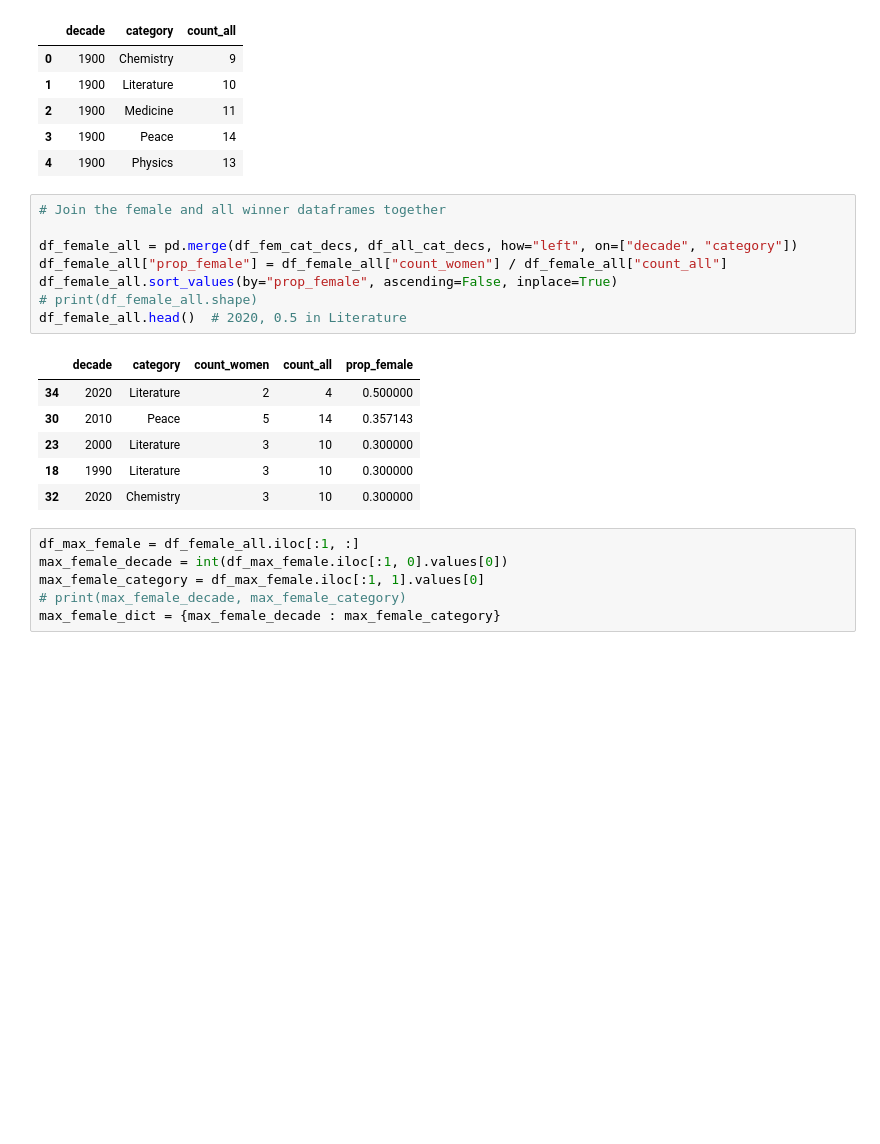
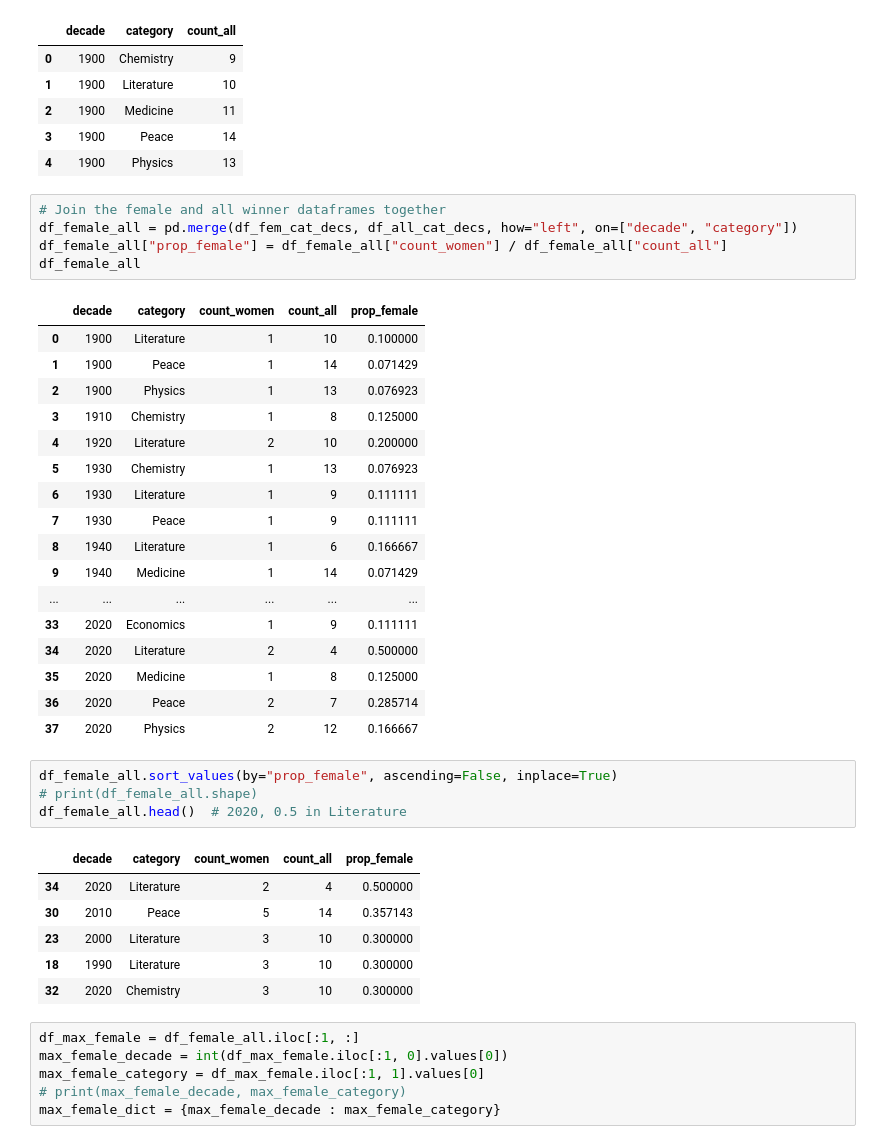
Before and after one commit to MichaelSzczepaniak/DSPortfolio, a Jupyter notebook: Nobel_Winners/NobelWinners.ipynb, the cells around one changed output. Cells and saved outputs as stored; diff of their text form; blank space fills up the shorter version.

```diff
--- a/Nobel_Winners/NobelWinners.ipynb
+++ b/Nobel_Winners/NobelWinners.ipynb
@@ -304,11 +356,30 @@ df_all_cat_decs.head()
 | 2 | 1900 | Medicine | 11 |
 | 3 | 1900 | Peace | 14 |
 | 4 | 1900 | Physics | 13 |
+# %%
+# Join the female and all winner dataframes together
+df_female_all = pd.merge(df_fem_cat_decs, df_all_cat_decs, how="left", on=["decade", "category"])
+df_female_all["prop_female"] = df_female_all["count_women"] / df_female_all["count_all"]
+df_female_all
+# %% [output]
+|  | decade | category | count_women | count_all | prop_female |
+| 0 | 1900 | Literature | 1 | 10 | 0.100000 |
+| 1 | 1900 | Peace | 1 | 14 | 0.071429 |
+| 2 | 1900 | Physics | 1 | 13 | 0.076923 |
+| 3 | 1910 | Chemistry | 1 | 8 | 0.125000 |
+| 4 | 1920 | Literature | 2 | 10 | 0.200000 |
+| 5 | 1930 | Chemistry | 1 | 13 | 0.076923 |
+| 6 | 1930 | Literature | 1 | 9 | 0.111111 |
+| 7 | 1930 | Peace | 1 | 9 | 0.111111 |
+| 8 | 1940 | Literature | 1 | 6 | 0.166667 |
+| 9 | 1940 | Medicine | 1 | 14 | 0.071429 |
+| ... | ... | ... | ... | ... | ... |
+| 33 | 2020 | Economics | 1 | 9 | 0.111111 |
+| 34 | 2020 | Literature | 2 | 4 | 0.500000 |
+| 35 | 2020 | Medicine | 1 | 8 | 0.125000 |
+| 36 | 2020 | Peace | 2 | 7 | 0.285714 |
+| 37 | 2020 | Physics | 2 | 12 | 0.166667 |
 # %%
-# Join the female and all winner dataframes together
-
-df_female_all = pd.merge(df_fem_cat_decs, df_all_cat_decs, how="left", on=["decade", "category"])
-df_female_all["prop_female"] = df_female_all["count_women"] / df_female_all["count_all"]
 df_female_all.sort_values(by="prop_female", ascending=False, inplace=True)
 # print(df_female_all.shape)
 df_female_all.head()  # 2020, 0.5 in Literature
```
Also changed, not shown: parts of 7 cells of this notebook.
